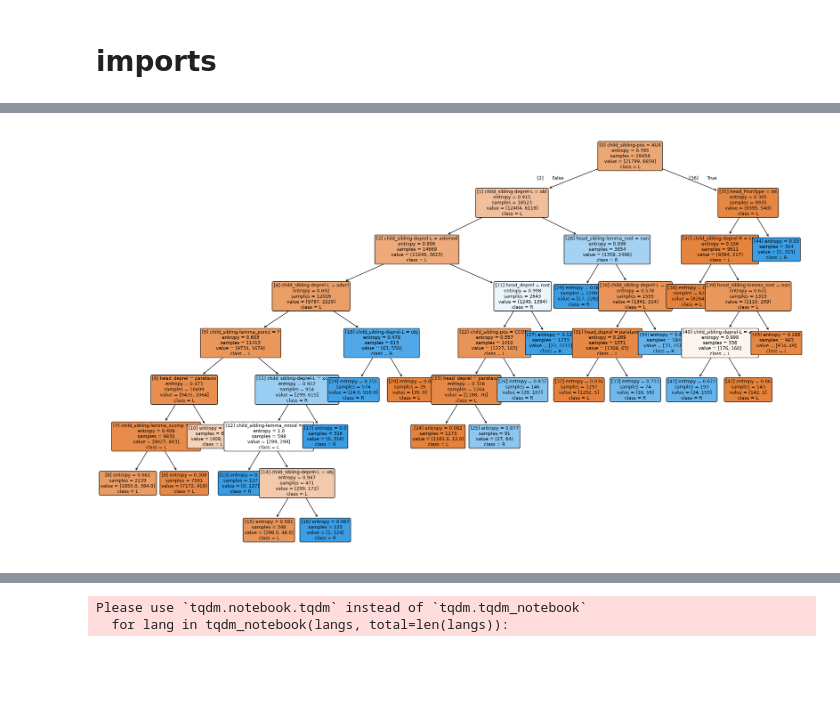
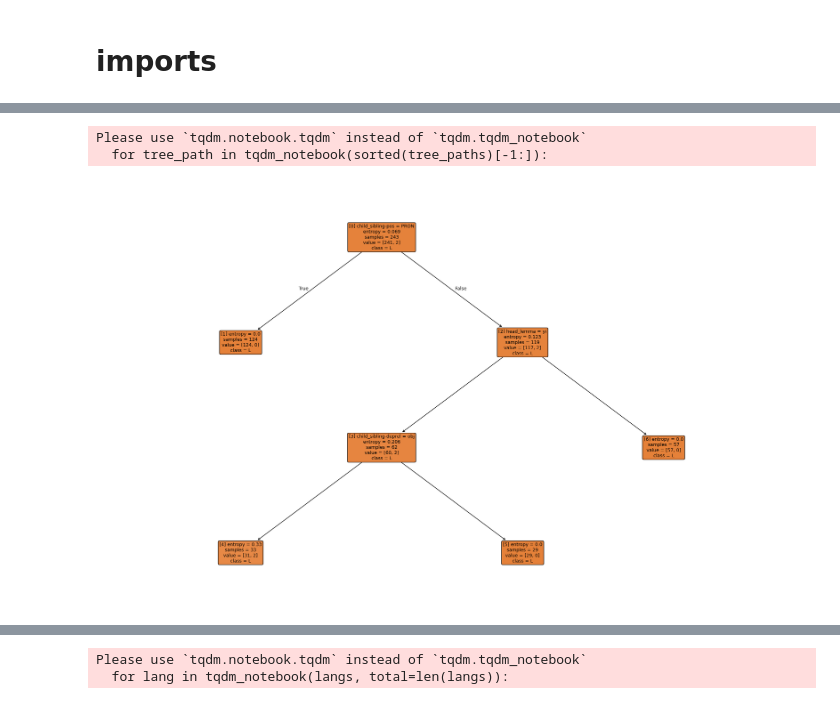
Before and after one commit to jumelet/multiblimp, a Jupyter notebook: word_order.ipynb, the cells around one changed output, grey strips where cells are left out. Saved outputs shown, nothing was run; the diff lists cells and outputs as text; code cells hidden in the pictures; blank space fills up the shorter version.

```diff
--- a/word_order.ipynb
+++ b/word_order.ipynb
@@ -32 +40,16 @@ Frisian Dutch
+# %%
+langs = get_ud_langs("resources")
+
+files = glob('decision_trees/nsubj/*.joblib')
+done = [re.search(r"([A-Z a-z])*\.", f).group(0)[:-1] for f in files]
+todo = set(langs) - set(done)
+todo = """Portuguese
+Turkish German
+Russian
+Old East Slavic
+English""".split('\n')
+
+for lang in todo:
+    print(lang)
+    df = create_word_order_df(lang, resource_dir, max_treebank_len=max_treebank_len, save_to=word_order_dir)
 # %%
@@ -95,4 +98,16 @@ See the caveats in the documentation: https://pandas.pydata.org/pandas-docs/stab
 # %%
-plot_dt(model)
+from glob import glob
+import joblib
+
+
+tree_paths = glob("decision_trees/nsubj/*.joblib")
+
+for tree_path in tqdm_notebook(sorted(tree_paths)[-1:]):
+    model = joblib.load(tree_path)
+    lang = tree_path.split("/")[-1].split(".")[0]
+
+    plot_dt(model, save_to=f"decision_trees/nsubj/{lang}.pdf", show_plot=False)
 # %% [output]
+Please use `tqdm.notebook.tqdm` instead of `tqdm.tqdm_notebook`
+  for tree_path in tqdm_notebook(sorted(tree_paths)[-1:]):
-[figure, old version]
+[figure, new version]
```
Also changed, not shown: parts of 5 cells of this notebook, 4 other files.
